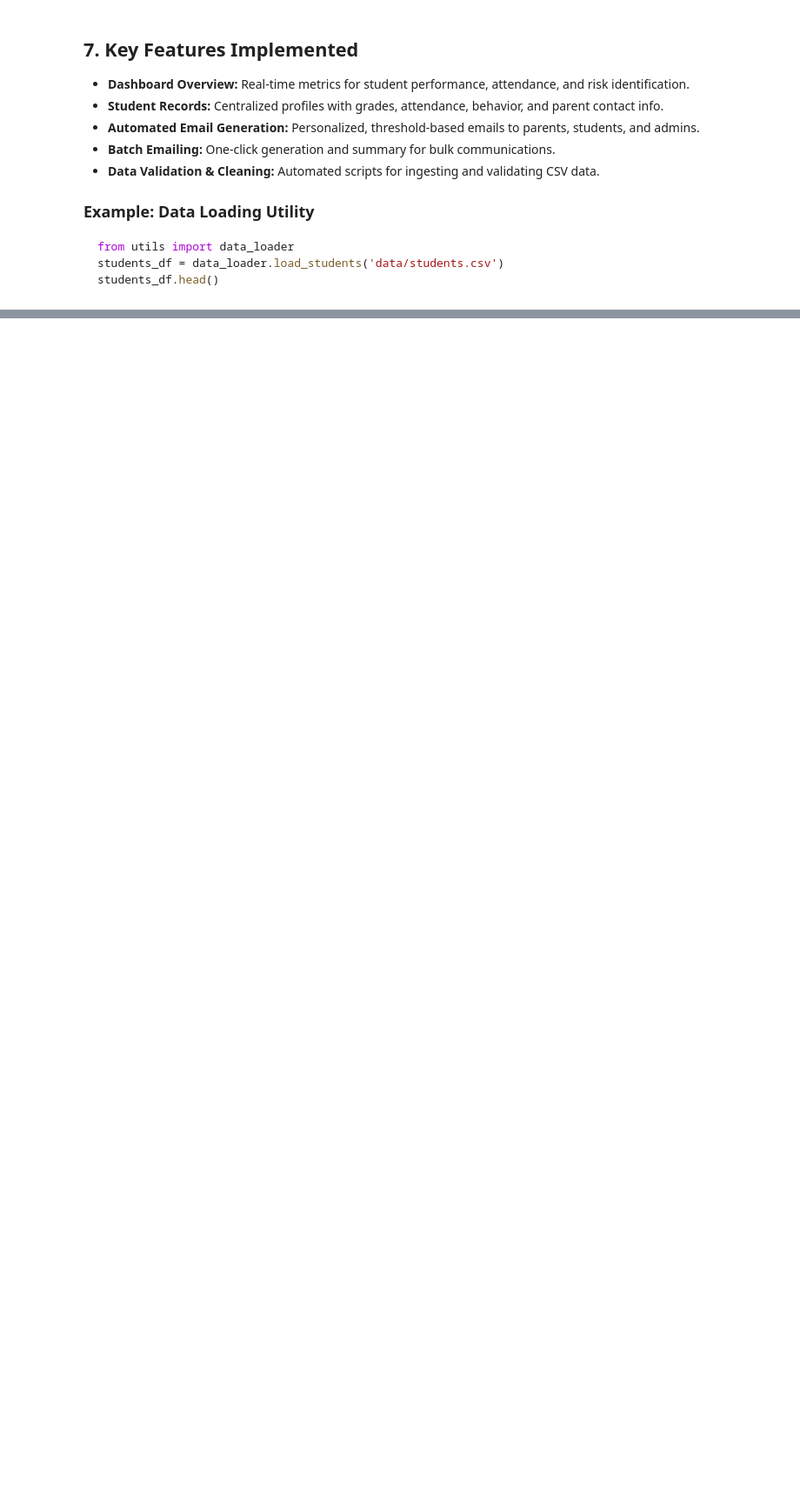
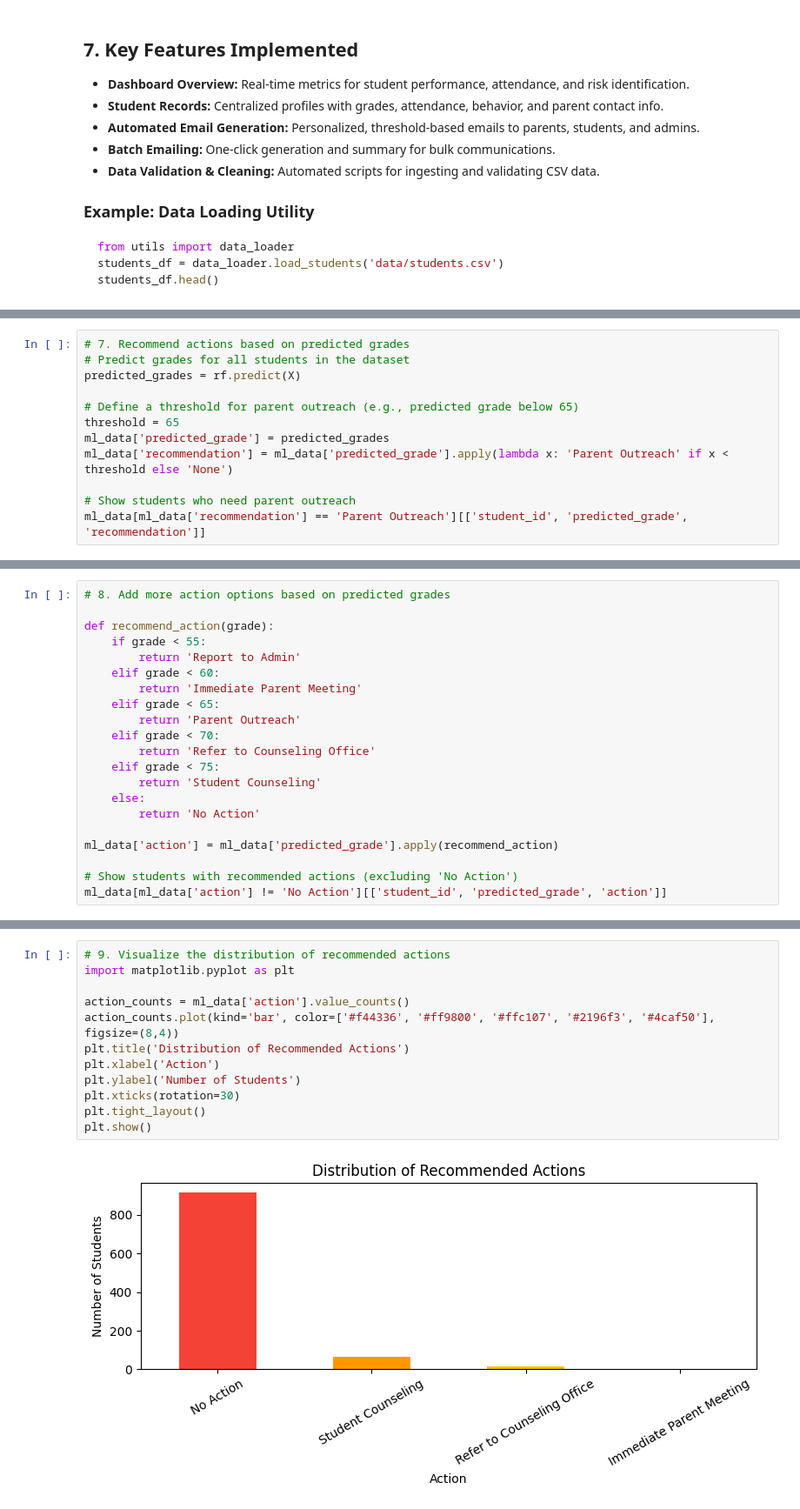
Before and after one commit to sanjaykshetri/Teacher_Assistant_Dashboard, a Jupyter notebook: Teacher_Assistant_Dashboard_Technical_Report.ipynb, the cells around one changed output, grey strips where cells are left out. Shown: that part at 87% size. Saved outputs shown, nothing was run; the diff lists cells and outputs as text; blank space fills up the shorter version.

```diff
--- a/Teacher_Assistant_Dashboard_Technical_Report.ipynb
+++ b/Teacher_Assistant_Dashboard_Technical_Report.ipynb
@@ -158,0 +316,12 @@ students_df.head()
+# %%
+# 7. Recommend actions based on predicted grades
+# Predict grades for all students in the dataset
+predicted_grades = rf.predict(X)
+
+# Define a threshold for parent outreach (e.g., predicted grade below 65)
+threshold = 65
+ml_data['predicted_grade'] = predicted_grades
+ml_data['recommendation'] = ml_data['predicted_grade'].apply(lambda x: 'Parent Outreach' if x < threshold else 'None')
+
+# Show students who need parent outreach
+ml_data[ml_data['recommendation'] == 'Parent Outreach'][['student_id', 'predicted_grade', 'recommendation']]
@@ -158,0 +331,21 @@ students_df.head()
+# %%
+# 8. Add more action options based on predicted grades
+
+def recommend_action(grade):
+    if grade < 55:
+        return 'Report to Admin'
+    elif grade < 60:
+        return 'Immediate Parent Meeting'
+    elif grade < 65:
+        return 'Parent Outreach'
+    elif grade < 70:
+        return 'Refer to Counseling Office'
+    elif grade < 75:
+        return 'Student Counseling'
+    else:
+        return 'No Action'
+
+ml_data['action'] = ml_data['predicted_grade'].apply(recommend_action)
+
+# Show students with recommended actions (excluding 'No Action')
+ml_data[ml_data['action'] != 'No Action'][['student_id', 'predicted_grade', 'action']]
@@ -158,0 +366,14 @@ students_df.head()
+# %%
+# 9. Visualize the distribution of recommended actions
+import matplotlib.pyplot as plt
+
+action_counts = ml_data['action'].value_counts()
+action_counts.plot(kind='bar', color=['#f44336', '#ff9800', '#ffc107', '#2196f3', '#4caf50'], figsize=(8,4))
+plt.title('Distribution of Recommended Actions')
+plt.xlabel('Action')
+plt.ylabel('Number of Students')
+plt.xticks(rotation=30)
+plt.tight_layout()
+plt.show()
+# %% [output]
+[figure, added]
```
Also changed, not shown: parts of 14 cells of this notebook, 1 other file.
